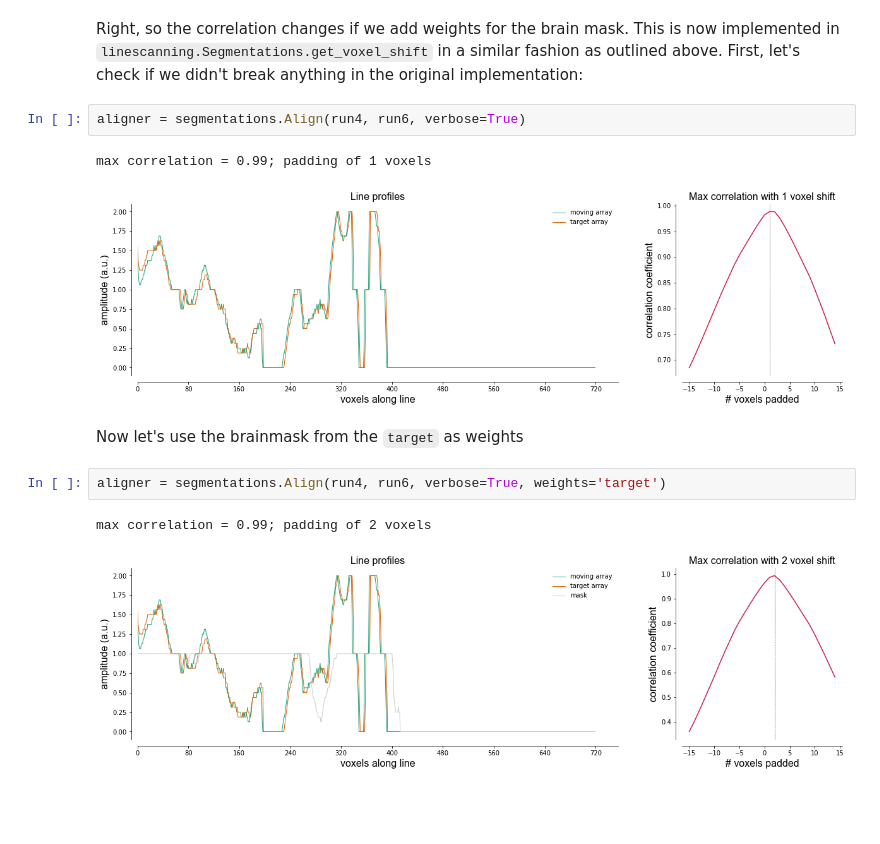
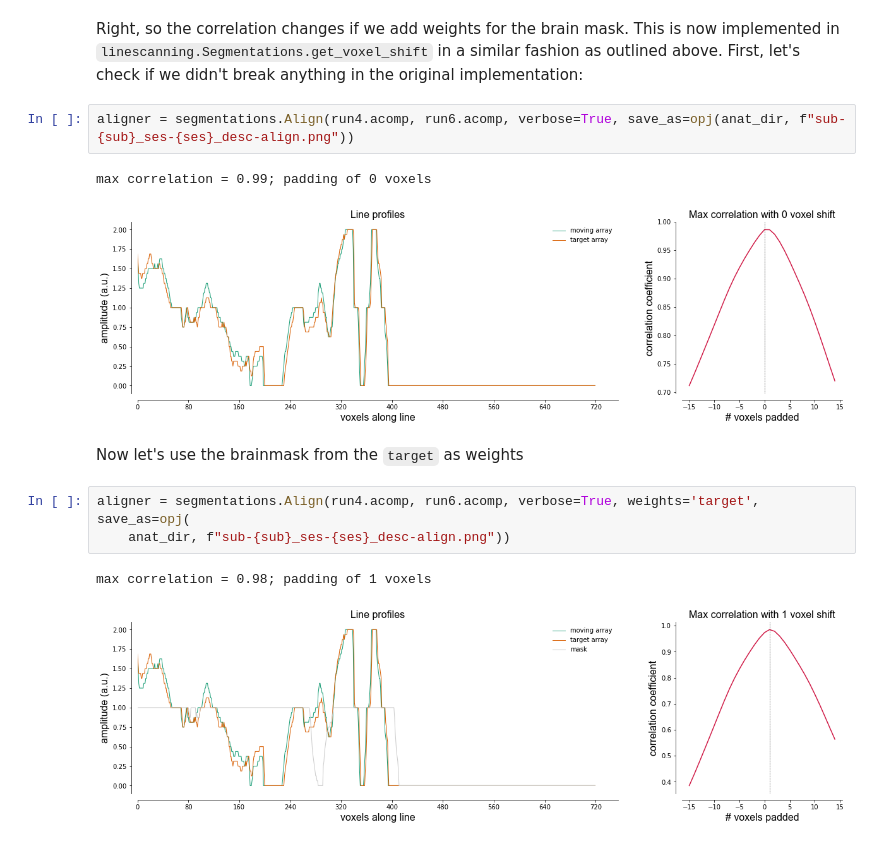
Before and after one commit to spinoza-centre/pRFline, a Jupyter notebook: notebooks/misc/alignment.ipynb, the cells around one changed output. Cells and saved outputs as stored; diff of their text form; blank space fills up the shorter version.

```diff
--- a/notebooks/misc/alignment.ipynb
+++ b/notebooks/misc/alignment.ipynb
@@ -222,14 +223,15 @@ array([[1.   , 0.982],
 # %% [markdown]
 Right, so the correlation changes if we add weights for the brain mask. This is now implemented in `linescanning.Segmentations.get_voxel_shift` in a similar fashion as outlined above. First, let's check if we didn't break anything in the original implementation:
 # %%
-aligner = segmentations.Align(run4, run6, verbose=True)
+aligner = segmentations.Align(run4.acomp, run6.acomp, verbose=True, save_as=opj(anat_dir, f"sub-{sub}_ses-{ses}_desc-align.png"))
 # %% [output]
-max correlation = 0.99; padding of 1 voxels
+max correlation = 0.99; padding of 0 voxels
-[figure, old version]
+[figure, new version]
 # %% [markdown]
 Now let's use the brainmask from the `target` as weights
 # %%
-aligner = segmentations.Align(run4, run6, verbose=True, weights='target')
+aligner = segmentations.Align(run4.acomp, run6.acomp, verbose=True, weights='target', save_as=opj(
+    anat_dir, f"sub-{sub}_ses-{ses}_desc-align.png"))
 # %% [output]
-max correlation = 0.99; padding of 2 voxels
+max correlation = 0.98; padding of 1 voxels
-[figure, old version]
+[figure, new version]
```
Also changed, not shown: parts of 8 cells of this notebook.
